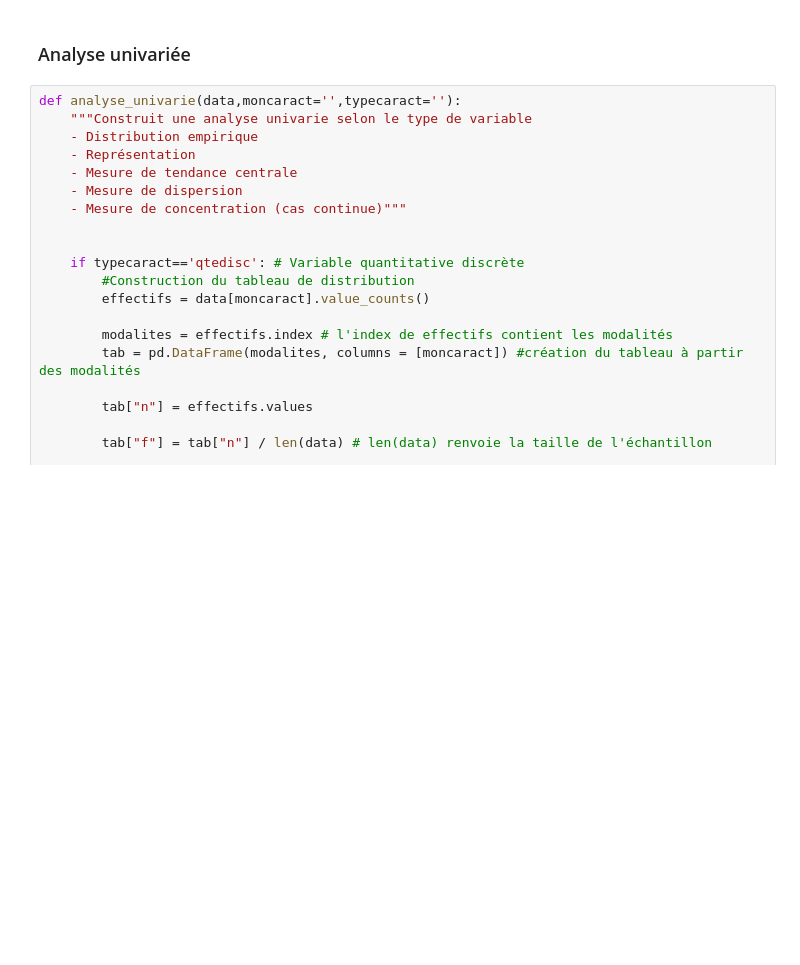
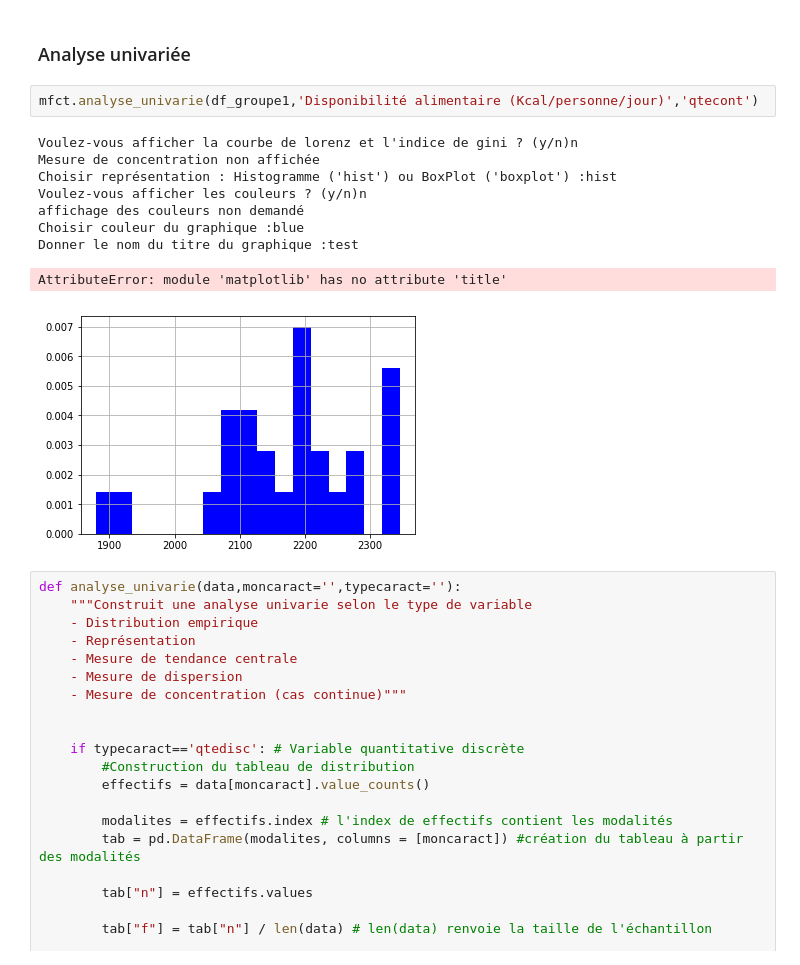
Before and after one commit to Silvock/project_5_prod_market_study, a Jupyter notebook: notebook/Exercice5.ipynb, the cells around one changed output. Cells and saved outputs as stored; diff of their text form; blank space fills up the shorter version.

```diff
--- a/notebook/Exercice5.ipynb
+++ b/notebook/Exercice5.ipynb
@@ -345,6 +348,18 @@ df_groupe4 = joint_df_base_cah_group[joint_df_base_cah_group['groupe_cah']==4]
 df_groupe5 = joint_df_base_cah_group[joint_df_base_cah_group['groupe_cah']==5]
 # %% [markdown]
 ### Analyse univariée
+# %%
+mfct.analyse_univarie(df_groupe1,'Disponibilité alimentaire (Kcal/personne/jour)','qtecont')
+# %% [output]
+Voulez-vous afficher la courbe de lorenz et l'indice de gini ? (y/n)n
+Mesure de concentration non affichée
+Choisir représentation : Histogramme ('hist') ou BoxPlot ('boxplot') :hist
+Voulez-vous afficher les couleurs ? (y/n)n
+affichage des couleurs non demandé
+Choisir couleur du graphique :blue
+Donner le nom du titre du graphique :test
+AttributeError: module 'matplotlib' has no attribute 'title'
+[figure, added]
 # %%
 def analyse_univarie(data,moncaract='',typecaract=''):
     """Construit une analyse univarie selon le type de variable
```
Also changed, not shown: parts of 1 cell of this notebook, 2 other files.
